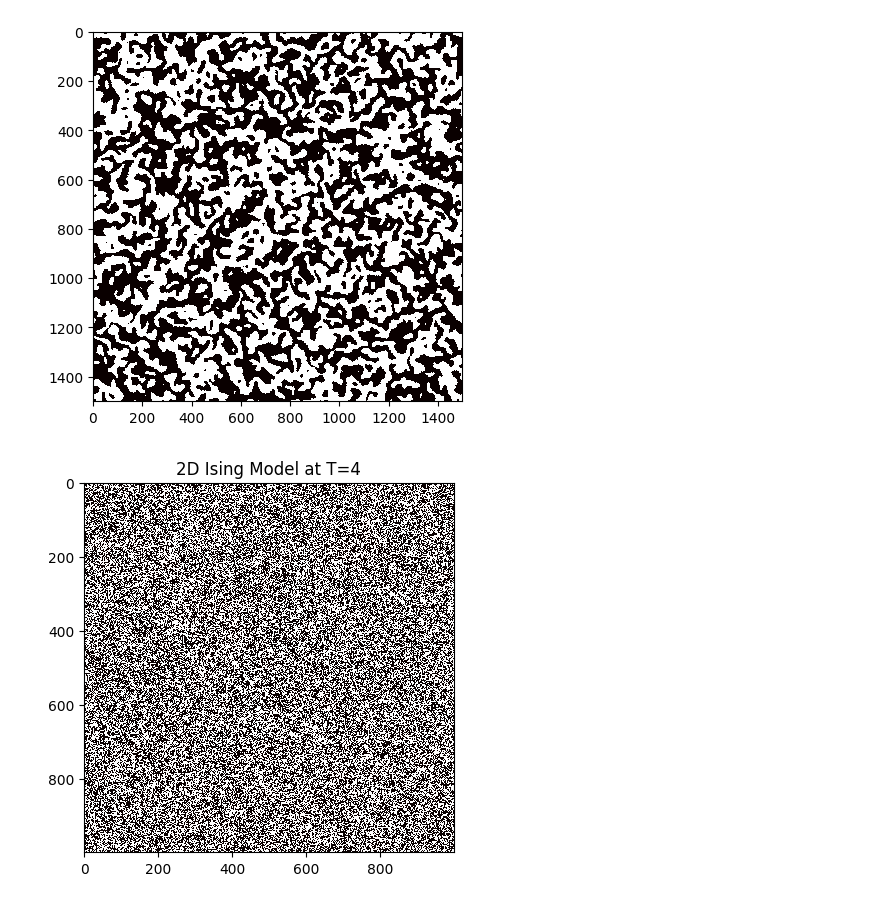
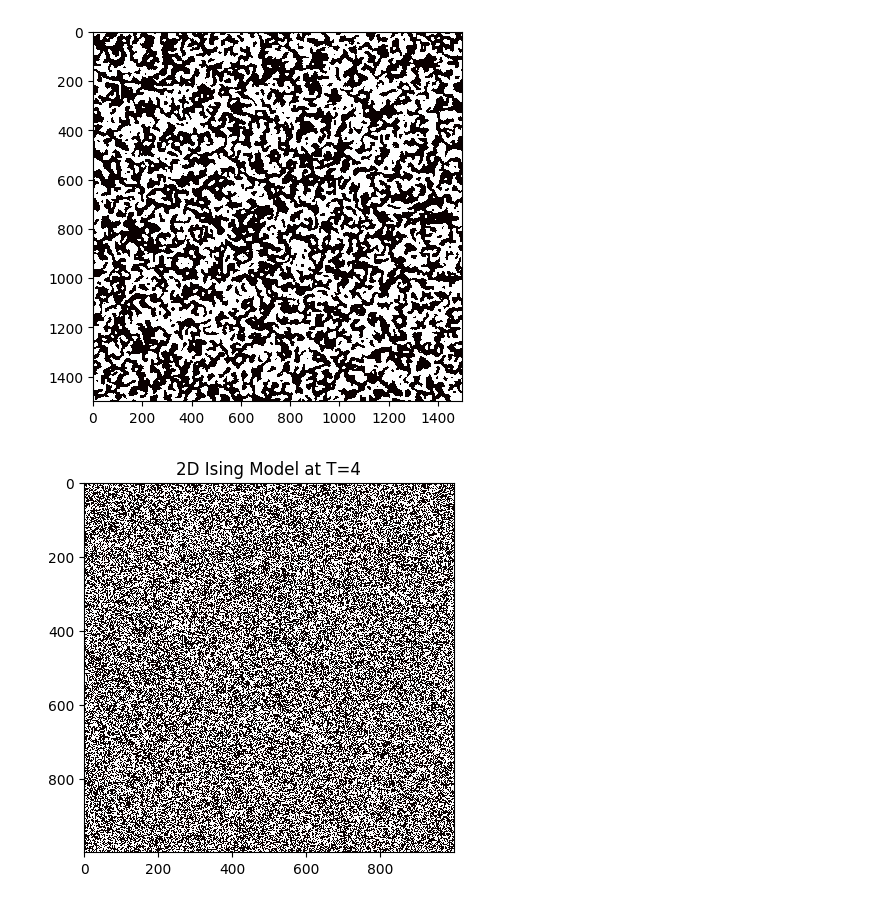
Before and after one commit to leseixas/IsingModels, a Jupyter notebook: IsingModel.ipynb, the cells around one changed output. Cells and saved outputs as stored; diff of their text form; code cells hidden in the pictures.

```diff
--- a/IsingModel.ipynb
+++ b/IsingModel.ipynb
@@ -69,14 +69,14 @@ def parallel_ising_model(N=10, mc_steps=100, T=2.0, num_processes=4):
 # %%
 N = 1500  # Size of the lattice, N x N
 T = 1  # Temperature in units of energy
 num_processes = 8
-config = parallel_ising_model(N, mc_steps=1000, T=T, num_processes=num_processes)
+config = parallel_ising_model(N, mc_steps=512, T=T, num_processes=num_processes)
 
 plt.imshow(config, cmap='hot', interpolation='nearest')
 # plt.title(f"2D Ising Model at T={T}, Energy={E:.2f}")
 plt.show()
 # %% [output]
-[figure, old version]
+[figure, new version]
 # %%
 N = 1000  # Size of the lattice, N x N
 T = 4  # Temperature in units of energy
```
Also changed, not shown: 1 other file.
